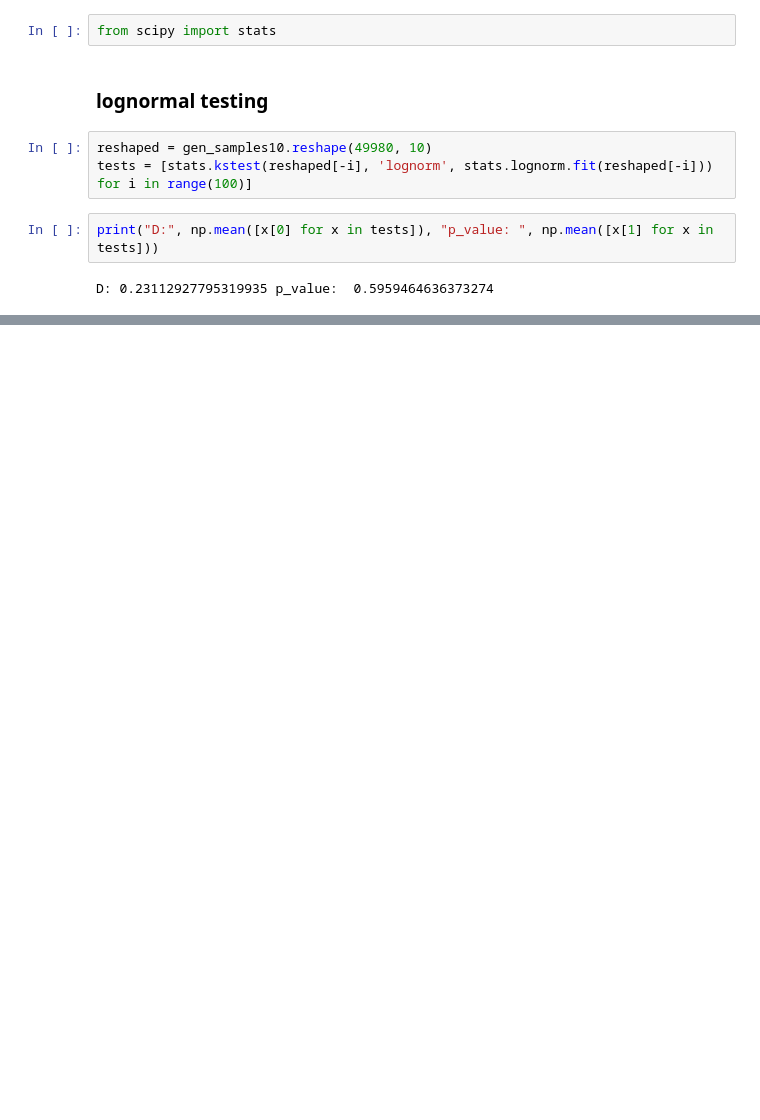
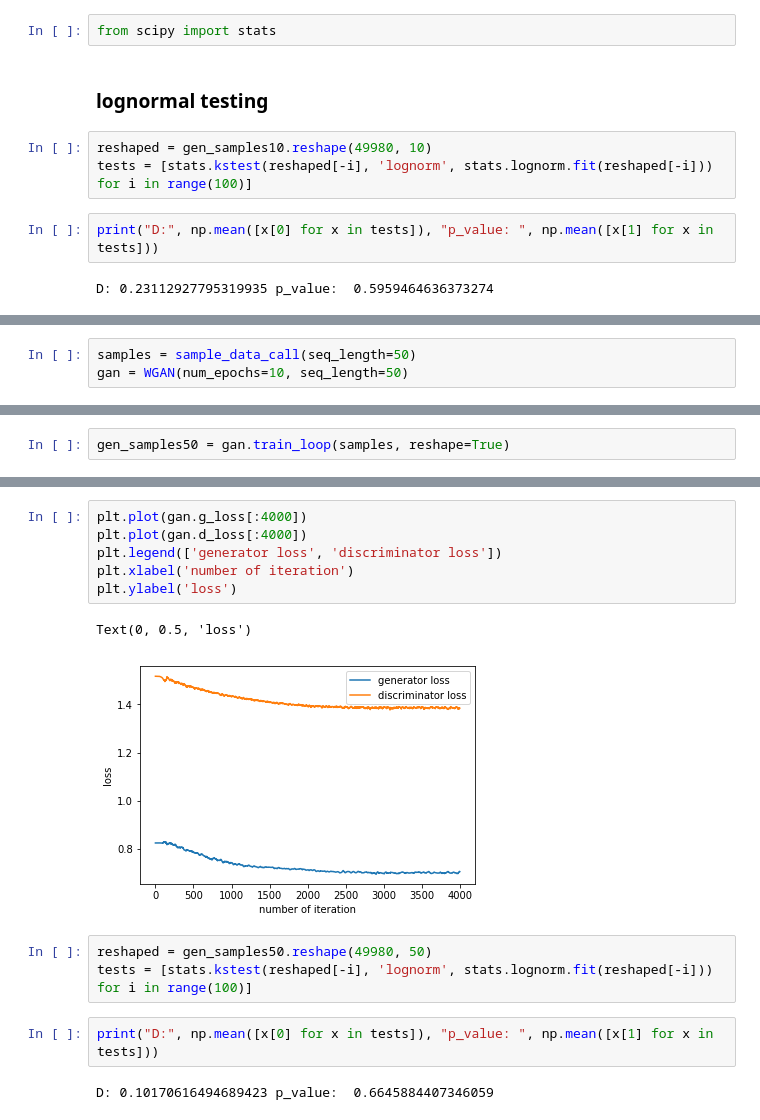
Before and after one commit to EkaterinaPogodina/GANS, a Jupyter notebook: GANS_wgan_results.ipynb, the cells around one changed output, grey strips where cells are left out. Cells and saved outputs as stored; diff of their text form; blank space fills up the shorter version.

Commit message:
wgan notebook was changed

```diff
--- a/GANS_wgan_results.ipynb
+++ b/GANS_wgan_results.ipynb
@@ -316,0 +295,3 @@ D: 0.23112927795319935 p_value:  0.5959464636373274
+# %%
+samples = sample_data_call(seq_length=50)
+gan = WGAN(num_epochs=10, seq_length=50)
@@ -316,0 +316,2 @@ D: 0.23112927795319935 p_value:  0.5959464636373274
+# %%
+gen_samples50 = gan.train_loop(samples, reshape=True)
@@ -316,0 +339,16 @@ D: 0.23112927795319935 p_value:  0.5959464636373274
+# %%
+plt.plot(gan.g_loss[:4000])
+plt.plot(gan.d_loss[:4000])
+plt.legend(['generator loss', 'discriminator loss'])
+plt.xlabel('number of iteration')
+plt.ylabel('loss')
+# %% [output]
+Text(0, 0.5, 'loss')
+[figure, added]
+# %%
+reshaped = gen_samples50.reshape(49980, 50)
+tests = [stats.kstest(reshaped[-i], 'lognorm', stats.lognorm.fit(reshaped[-i])) for i in range(100)]
+# %%
+print("D:", np.mean([x[0] for x in tests]), "p_value: ", np.mean([x[1] for x in tests]))
+# %% [output]
+D: 0.10170616494689423 p_value:  0.6645884407346059
```
Also changed, not shown: parts of 7 cells of this notebook.
